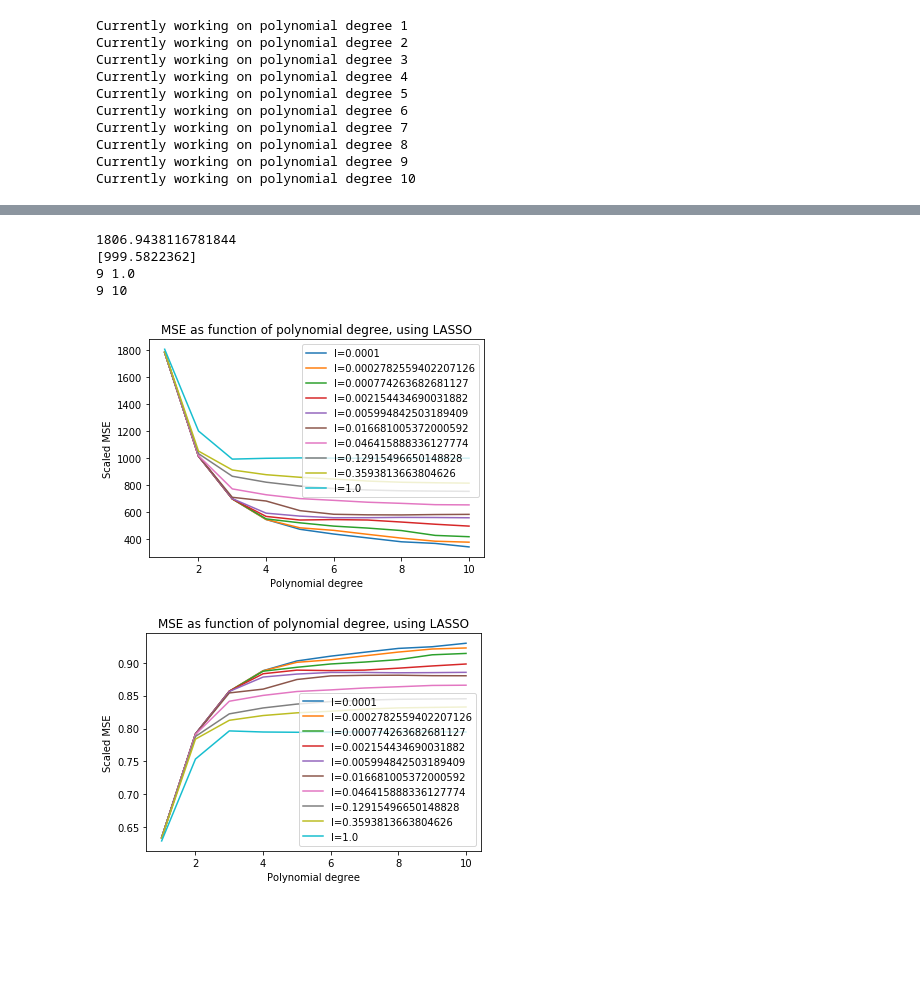
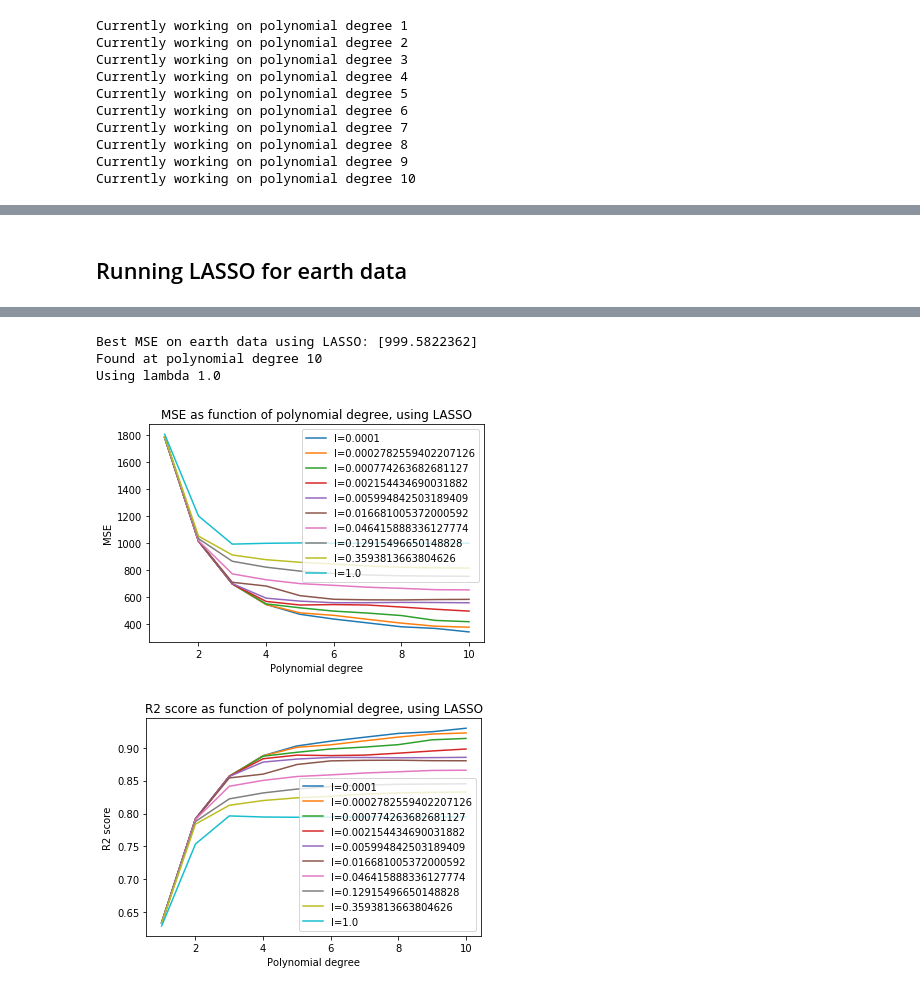
Before and after one commit to jkismul/MachineLearning, a Jupyter notebook: scr/code/project_1.ipynb, the cells around one changed output, grey strips where cells are left out. Drawn from its saved outputs; the diff is of its cells as text; code cells hidden in the pictures; blank space fills up the shorter version.

```diff
--- a/scr/code/project_1.ipynb
+++ b/scr/code/project_1.ipynb
@@ -908,11 +932,23 @@ Currently working on polynomial degree 2, and lambda 8
 # %%
+maximum_ridge = np.max(mse_values_terr_test_ridge) #for scaling
 plt.figure()
 for i in range(len(mse_values_terr_test_ridge[0])):
-    plt.plot(mpd,mse_values_terr_test_ridge[i]/(np.max(mse_values_terr_test_ridge)),label='l={}'.format(_lambdas[i]))
+    plt.plot(mpd,mse_values_terr_test_ridge[i],label='l={}'.format(_lambdas_ridge[i]))
 plt.xlabel('Polynomial degree')
-plt.ylabel('Scaled MSE')
+plt.ylabel('MSE')
+plt.legend()
 plt.title('MSE as function of polynomial degree, using Ridge')
 plt.show()
-print(mse_min_terra_ridge)
-print(_lambda_best_terr_ridge,_lambdas[_lambda_best_terr_ridge])
-print(_degree_best_terr_ridge,mpd[_degree_best_terr_ridge])
+
+plt.figure()
+for i in range(len(r2_values_terr_test_ridge[0])):
+    plt.plot(mpd,r2_values_terr_test_ridge[i],label='l={}'.format(_lambdas_ridge[i]))
+plt.xlabel('Polynomial degree')
+plt.ylabel('R2 score')
+plt.title('R2 score as function of polynomial degree, using Ridge')
+plt.legend()
+plt.show()
+
+print("Best MSE for earth data using Ridge is: {}".format(mse_min_terra_ridge))
+print("Found at polynomial degree {}".format(mpd[_degree_best_terr_ridge]))
+print("with a lambda of {}".format(_lambdas_ridge[_lambda_best_terr_ridge]))
@@ -919 +961,3 @@ print(_degree_best_terr_ridge,mpd[_degree_best_terr_ridge])
+# %% [markdown]
+## Running LASSO for earth data
 # %%
@@ -967,34 +1010,32 @@ Currently working on polynomial degree 10, and lambda 7
 Currently working on polynomial degree 10, and lambda 8
 Currently working on polynomial degree 10, and lambda 9
 # %%
+maximum = np.max(mse_values_terr_test_lasso) #for scaling if wanted
+
 plt.figure()
-maximum = np.max(mse_values_terr_test_lasso)
-print(maximum)
-print(mse_min_lasso)
-print(_lambda_best_terr_lasso,_lambdas[_lambda_best_terr_lasso])
-print(_degree_best_terr_lasso,mpd[_degree_best_terr_lasso])
+print("Best MSE on earth data using LASSO: {}".format(mse_min_lasso))
+print("Found at polynomial degree {}".format(mpd[_degree_best_terr_lasso]))
+print("Using lambda {}".format(_lambdas[_lambda_best_terr_lasso]))
 mpd=np.arange(1,11)
 for i in range(len(mse_values_terr_test_lasso[0])):
-
     plt.plot(mpd,mse_values_terr_test_lasso[i],label='l={}'.format(_lambdas[i]))
 plt.xlabel('Polynomial degree')
-plt.ylabel('Scaled MSE')
+plt.ylabel('MSE')
 plt.title('MSE as function of polynomial degree, using LASSO')
 plt.legend()
 plt.show()
 
+plt.figure()
 for i in range(len(r2_values_terr_test_lasso[0])):
-
     plt.plot(mpd,r2_values_terr_test_lasso[i],label='l={}'.format(_lambdas[i]))
 plt.xlabel('Polynomial degree')
-plt.ylabel('Scaled MSE')
-plt.title('MSE as function of polynomial degree, using LASSO')
+plt.ylabel('R2 score')
+plt.title('R2 score as function of polynomial degree, using LASSO')
 plt.legend()
 plt.show()
 # %% [output]
-1806.9438116781844
-[999.5822362]
-9 1.0
-9 10
+Best MSE on earth data using LASSO: [999.5822362]
+Found at polynomial degree 10
+Using lambda 1.0
-[figure, old version]
+[figure, new version]
-[figure, old version]
+[figure, new version]
```
Also changed, not shown: parts of 34 cells of this notebook.
